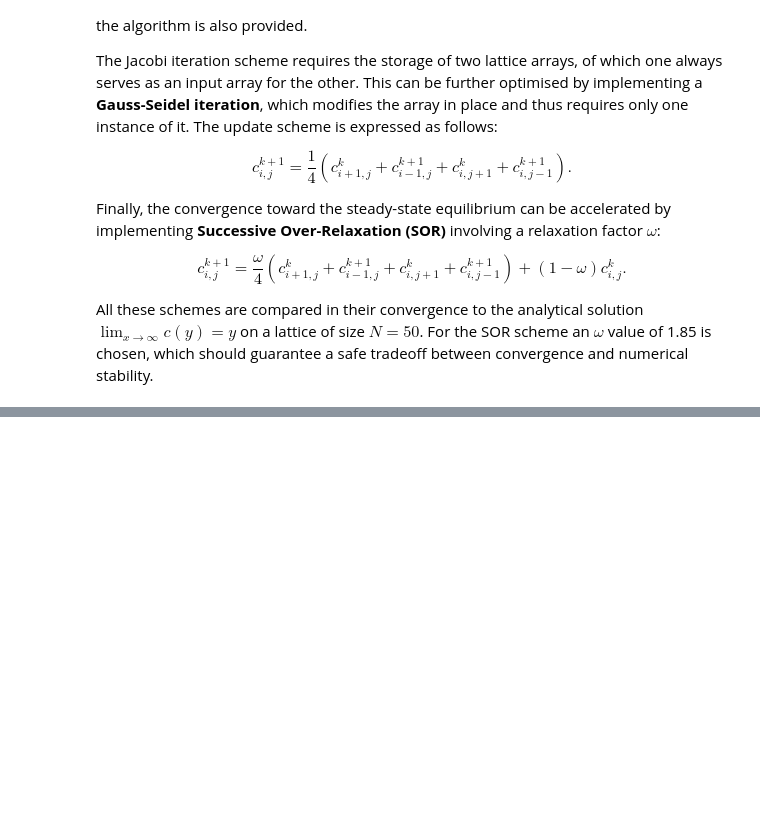
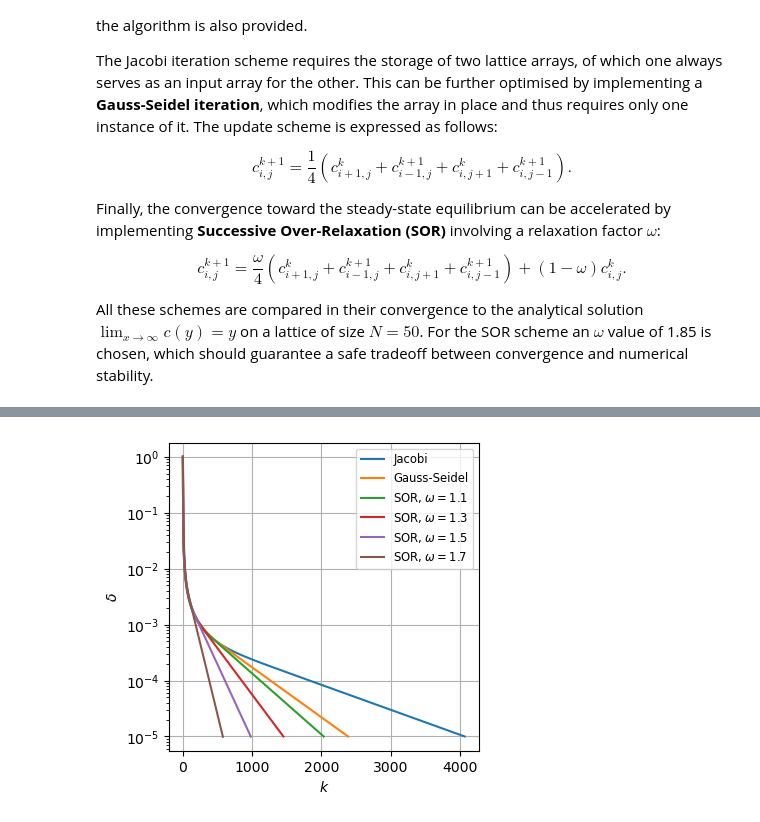
Before and after one commit to mboyan/scented-candles, a Jupyter notebook: Assignment Set 1/AssignmentSet1.ipynb, the cells around one changed output, grey strips where cells are left out. Drawn from its saved outputs; the diff is of its cells as text; code cells hidden in the pictures; blank space fills up the shorter version.

```diff
--- a/Assignment Set 1/AssignmentSet1.ipynb
+++ b/Assignment Set 1/AssignmentSet1.ipynb
@@ -386,0 +367,12 @@ The optimal relaxation parameter $\omega$ in the SOR method can be found using n
+# %%
+c_evolution_all = [c_evolution_jacobi, c_evolution_gs]
+strategy_labels = ['Jacobi', 'Gauss-Seidel']
+
+omegas = np.linspace(1.1, 1.9, 5)
+for omega in omegas:
+    c_evolution_all.append(pde.diffusion_system_non_time_dependent(c_init, gauss_seidel=True, omega=omega, save_interval=1)[0])
+    strategy_labels.append(f'SOR, $\omega={omega}$')
+# %%
+vt.plot_delta_convergence(c_evolution_all, labels=strategy_labels)
+# %% [output]
+[figure, added]
```
Also changed, not shown: parts of 16 cells of this notebook, 2 other files.
